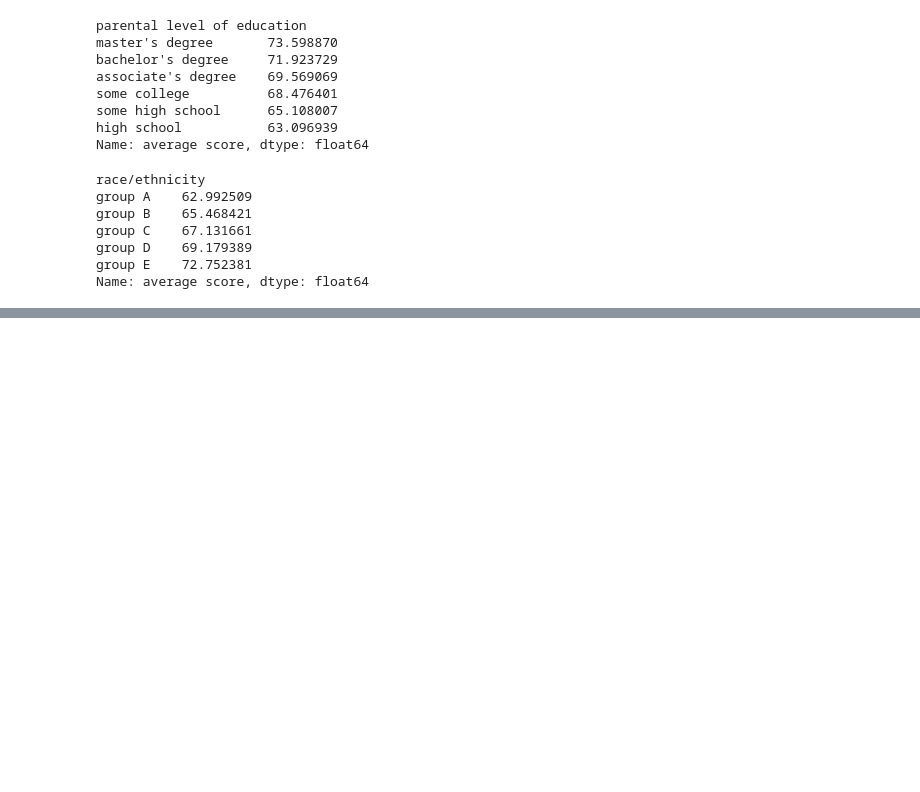
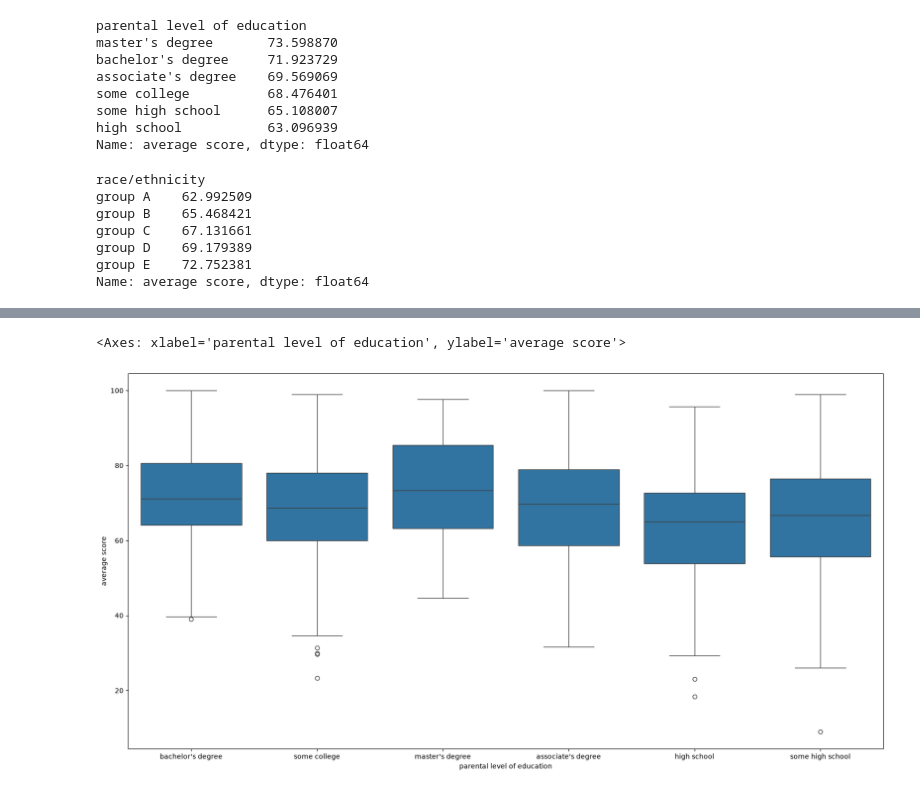
Before and after one commit to pradeepprathibha98-cloud/Data-Analysis-Mini-Projects, a Jupyter notebook: Performance Analysis.ipynb, the cells around one changed output, grey strips where cells are left out. Drawn from its saved outputs; the diff is of its cells as text; code cells hidden in the pictures; blank space fills up the shorter version.

```diff
--- a/Performance Analysis.ipynb
+++ b/Performance Analysis.ipynb
@@ -135,0 +165,5 @@ Name: average score, dtype: float64
+# %%
+sns.boxplot(data = df2, x = 'parental level of education', y = 'average score')
+# %% [output]
+<Axes: xlabel='parental level of education', ylabel='average score'>
+[figure, added]
```
Also changed, not shown: parts of 5 cells of this notebook.
